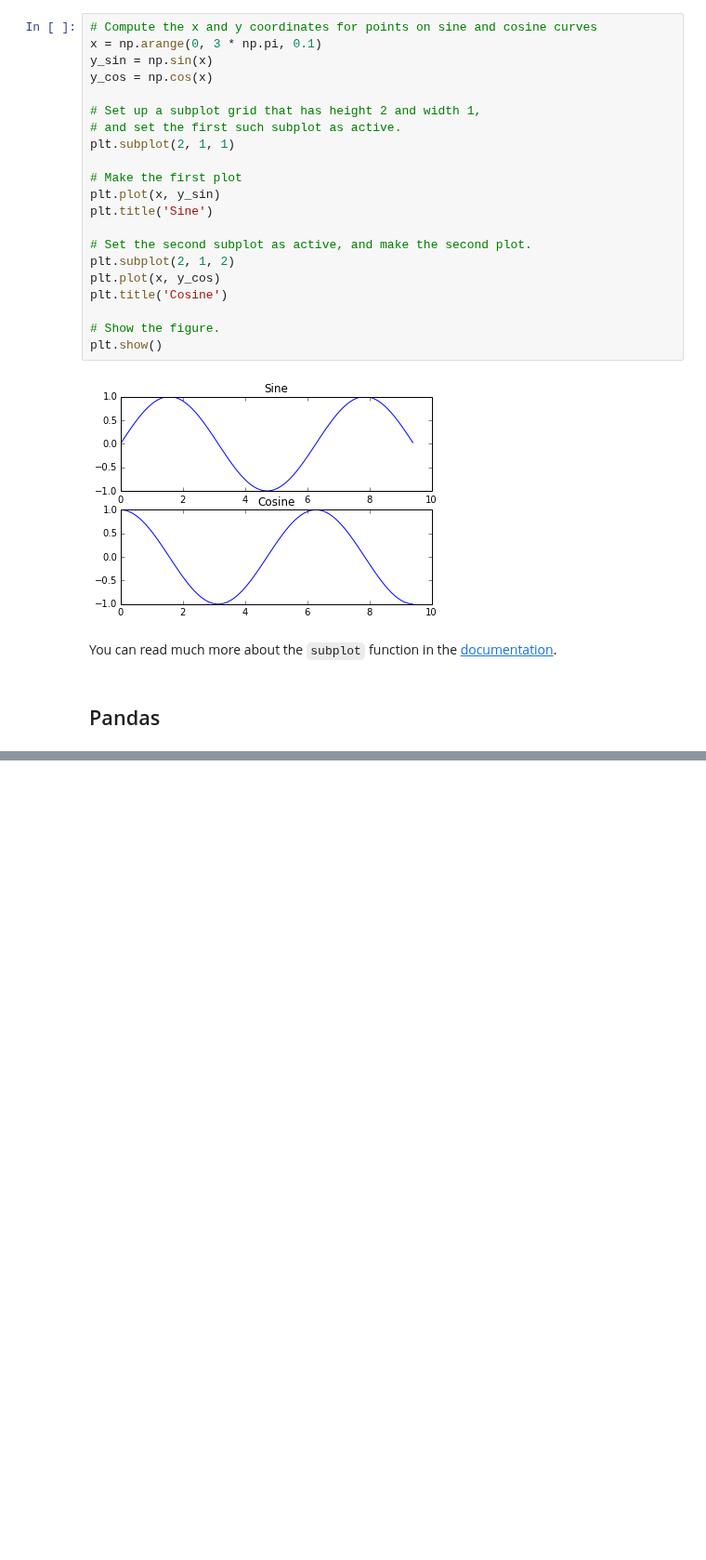
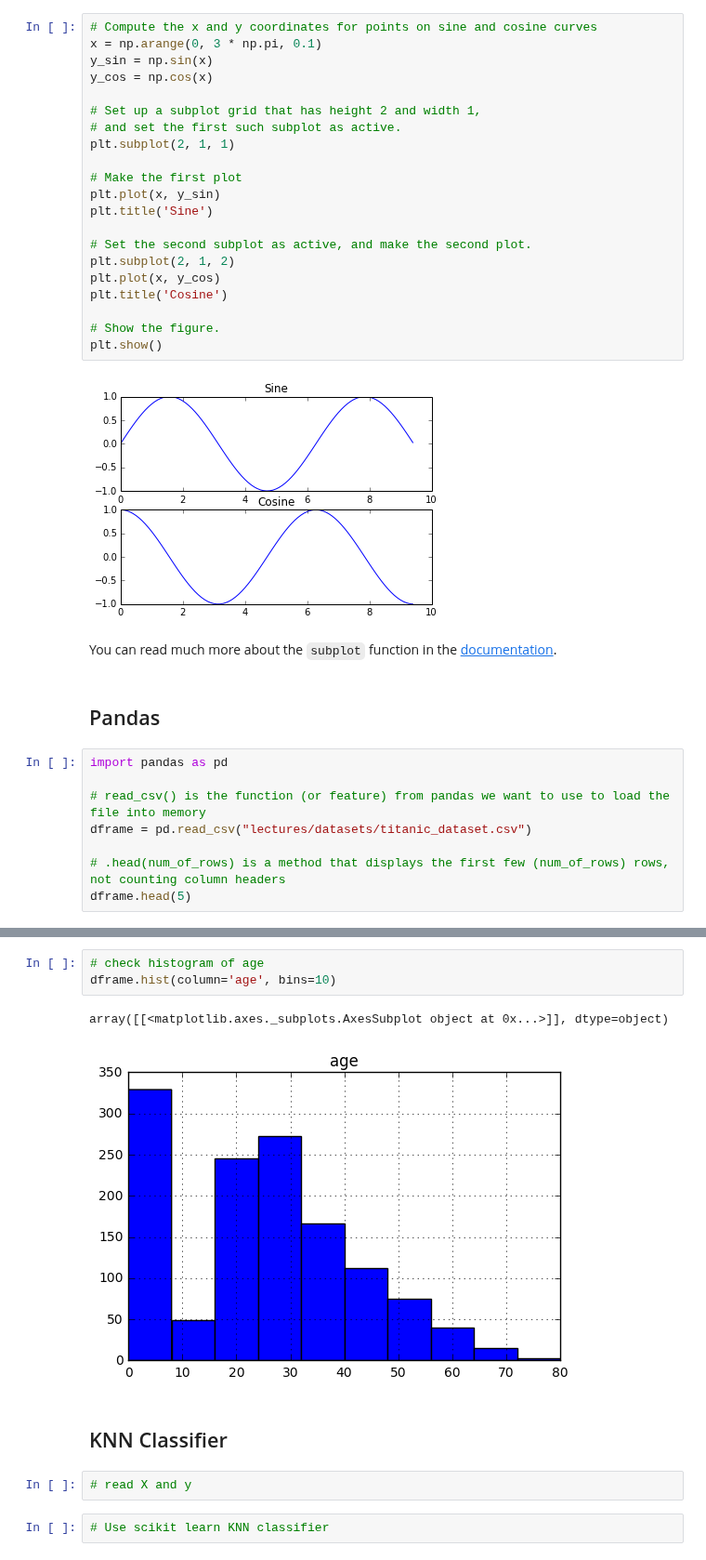
Before and after one commit to Mickael-Galliez/ml17s, a Jupyter notebook: python-tutorial.ipynb, the cells around one changed output, grey strips where cells are left out. Shown at 93% size. Drawn from its saved outputs; the diff is of its cells as text; blank space fills up the shorter version.

```diff
--- a/python-tutorial.ipynb
+++ b/python-tutorial.ipynb
@@ -975,3 +975,11 @@ plt.show()
 You can read much more about the `subplot` function in the [documentation](http://matplotlib.org/api/pyplot_api.html#matplotlib.pyplot.subplot).
 # %% [markdown]
 ## Pandas
+# %%
+import pandas as pd
+
+# read_csv() is the function (or feature) from pandas we want to use to load the file into memory
+dframe = pd.read_csv("lectures/datasets/titanic_dataset.csv")
+
+# .head(num_of_rows) is a method that displays the first few (num_of_rows) rows, not counting column headers
+dframe.head(5)
@@ -977,0 +1062,12 @@ You can read much more about the `subplot` function in the [documentation](http:
+# %%
+# check histogram of age
+dframe.hist(column='age', bins=10)
+# %% [output]
+array([[<matplotlib.axes._subplots.AxesSubplot object at 0x...>]], dtype=object)
+[figure, added]
+# %% [markdown]
+## KNN Classifier
+# %%
+# read X and y
+# %%
+# Use scikit learn KNN classifier
```
Also changed, not shown: parts of 7 cells of this notebook.
